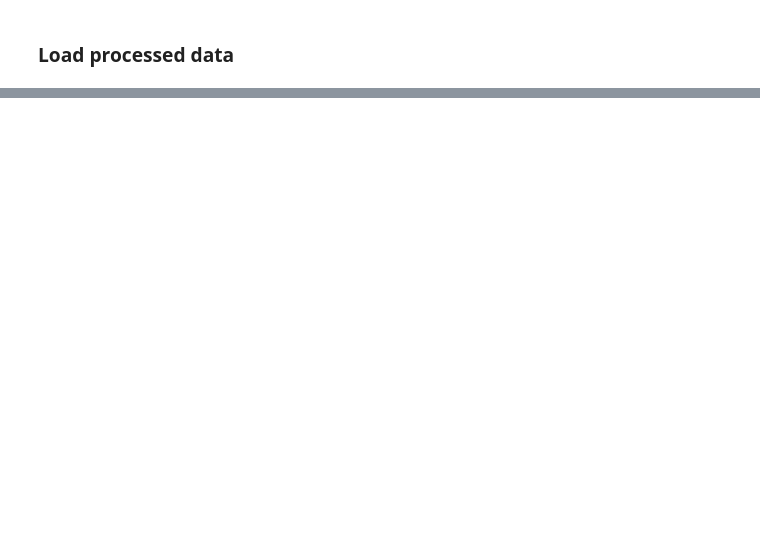
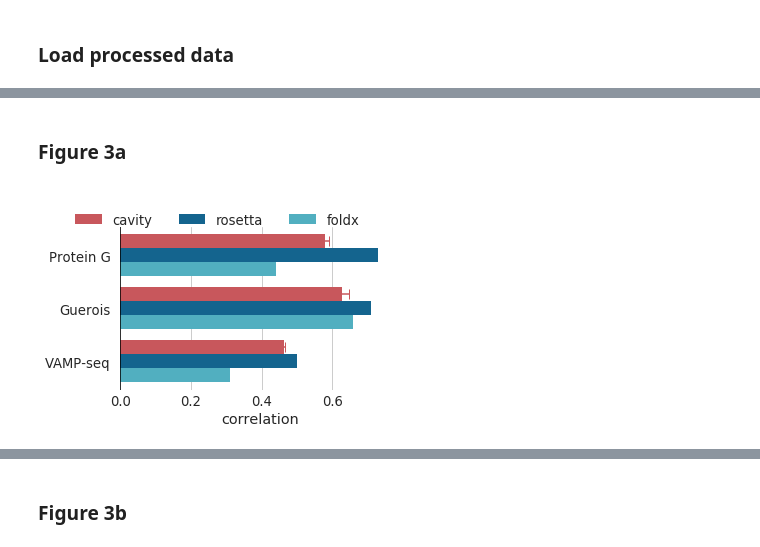
Before and after one commit to maher-kassem/cavity_model, a Jupyter notebook: cavity_model_pipeline_reproduce_paper.ipynb, the cells around one changed output, grey strips where cells are left out. Cells and saved outputs as stored; diff of their text form; code cells hidden in the pictures; blank space fills up the shorter version.

Commit message:
Added figure 3a and 3b

```diff
--- a/cavity_model_pipeline_reproduce_paper.ipynb
+++ b/cavity_model_pipeline_reproduce_paper.ipynb
@@ -406,0 +341,65 @@ plt.savefig('figure2.pdf', bbox_inches='tight')
+# %% [markdown]
+### Figure 3a
+# %%
+# Figure 3a
+ULTRA_VANILLA_RS = defaultdict(list)
+for data_key in [
+    "protein_g",
+    "guerois",
+    "dms",
+]:
+    ddg_col = "ddg"
+    for i in range(len(cavity_model_infer_nets)):
+        ddg_pred_col = f"ddg_pred_ultra_vanilla_{i}"
+
+        x = ddg_data_dict[data_key][ddg_col]
+        y = ddg_data_dict[data_key][ddg_pred_col]
+        x_ = [
+            val[0] for val in zip(x, y) if not np.isnan(val[1]) and not np.isnan(val[0])
+        ]
+        y_ = [
+            val[1] for val in zip(x, y) if not np.isnan(val[1]) and not np.isnan(val[0])
+        ]
+        pearsons_correlation = pearsonr(x_, y_)[0]
+        ULTRA_VANILLA_RS[data_key].append(pearsons_correlation)
+
+
+labels = ["Protein G", "Guerois", "VAMP-seq"]
+cavity_correlations = [
+    np.mean(ULTRA_VANILLA_RS["protein_g"]),
+    np.mean(ULTRA_VANILLA_RS["guerois"]),
+    np.mean(ULTRA_VANILLA_RS["dms"]),
+]
+cavity_stds = [
+    np.std(ULTRA_VANILLA_RS["protein_g"]),
+    np.std(ULTRA_VANILLA_RS["guerois"]),
+    np.std(ULTRA_VANILLA_RS["dms"]),
+]
+rosetta_correlations = [0.73, 0.71, 0.5]
+foldx_correlations = [0.44, 0.66, 0.31]
+data = pd.DataFrame(
+    {
+        "data_set": labels * 3,
+        "correlations": cavity_correlations + rosetta_correlations + foldx_correlations,
+        "std": cavity_stds + [np.nan] * 6,
+        "type": ["cavity"] * 3 + ["rosetta"] * 3 + ["foldx"] * 3,
+    }
+)
+
+colors = ['#DB444B', '#006BA2', '#3EBCD2', '#379A8B', '#EBB434', '#B4BA39', '#9A607F', '#D1B07C']
+saturation = 0.75
+
+sns.set(font_scale = 1.2)
+sns.set_palette(sns.color_palette(colors))
+sns.set_style("whitegrid")
+
+fig, ax = plt.subplots(figsize=(5,3))
+g = sns.barplot(data=data, y='data_set', x='correlations', hue='type', ci='std', ax=ax, edgecolor='black',linewidth=0, saturation=saturation)
+mask = data["std"].notna().to_numpy()
+y_coords = np.array([p.get_y() + 0.5*p.get_height() for p in ax.patches])[mask]
+x_coords = np.array([p.get_width() for p in ax.patches])[mask]
+ax.errorbar(x=x_coords, y=y_coords, xerr=data["std"][mask], color=sns.desaturate(sns.color_palette()[0], saturation), fmt="none", capsize=5)
+g.set_xlabel("correlation")
+style_barplot(ax=ax, legend_y=0.9, ncols=3, ticks_above=False)
+# %% [output]
+[figure, added]
@@ -406,0 +407,2 @@ plt.savefig('figure2.pdf', bbox_inches='tight')
+# %% [markdown]
+### Figure 3b
```
Also changed, not shown: parts of 16 cells of this notebook.
